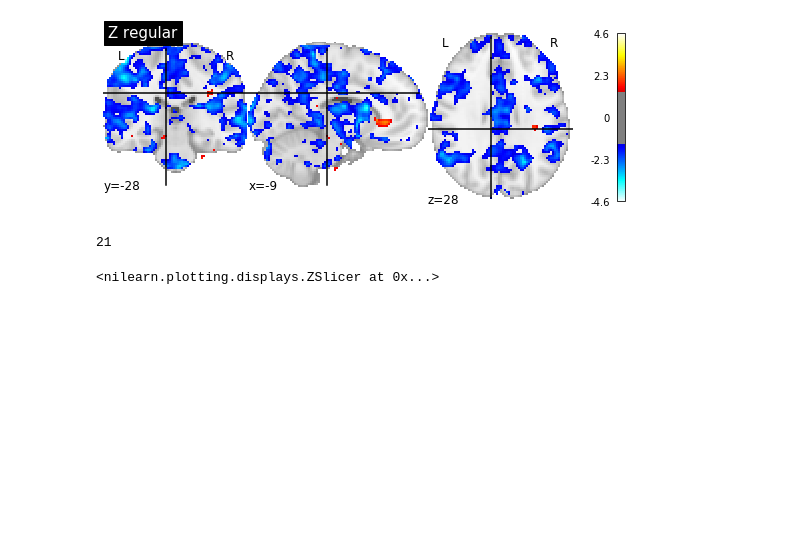
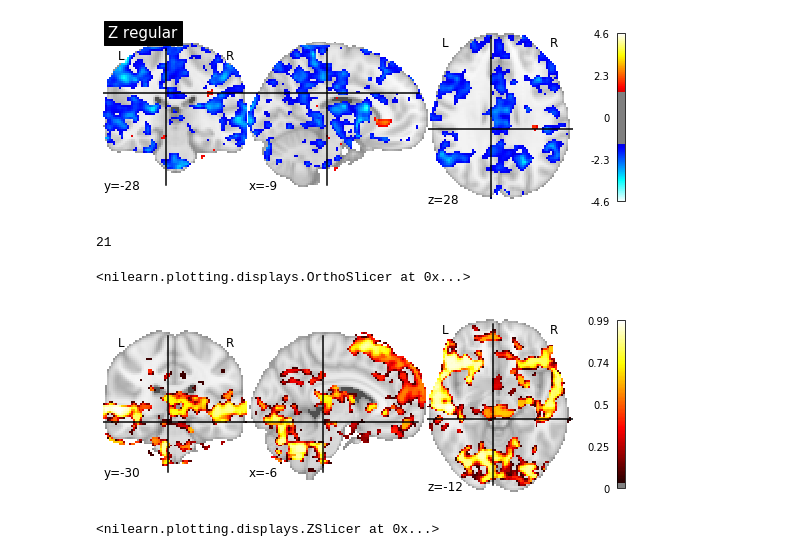
Before and after one commit to orduek/kpe_task, a Jupyter notebook: Analyse_fsl.ipynb, the cells around one changed output. Drawn from its saved outputs; the diff is of its cells as text; code cells hidden in the pictures; blank space fills up the shorter version.

```diff
--- a/Analyse_fsl.ipynb
+++ b/Analyse_fsl.ipynb
@@ -45,6 +45,11 @@ p_data = p.get_data()
 # threshold raw t map by p values
 p_mask = p_data < thr
 t_plot_data[p_mask] = 0
+# %%
+plotting.plot_stat_map(p, threshold = 0.05)
+# %% [output]
+<nilearn.plotting.displays.OrthoSlicer at 0x...>
+[figure, added]
 # %%
 anat_mean = '/home/oad4/scratch60/kpe_fsl/derivatives/fmriprep/sub-1322/anat/sub-1322_space-MNI152NLin2009cAsym_desc-preproc_T1w.nii.gz'
 
```
Also changed, not shown: 2 other files.
